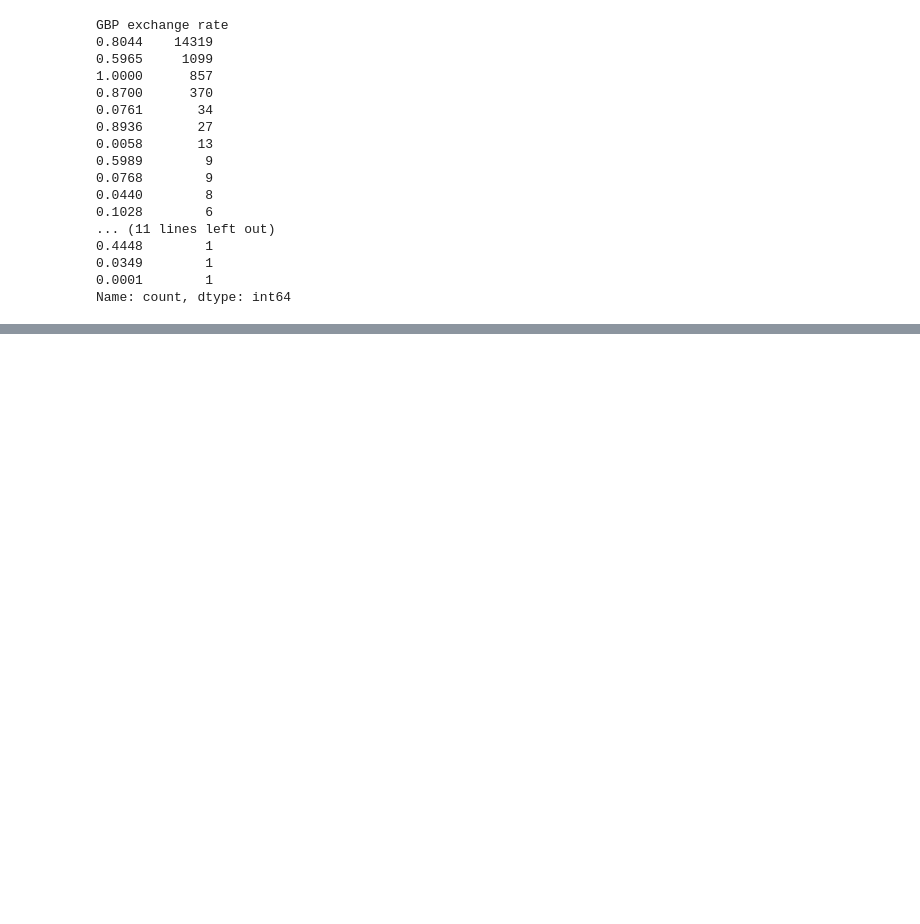
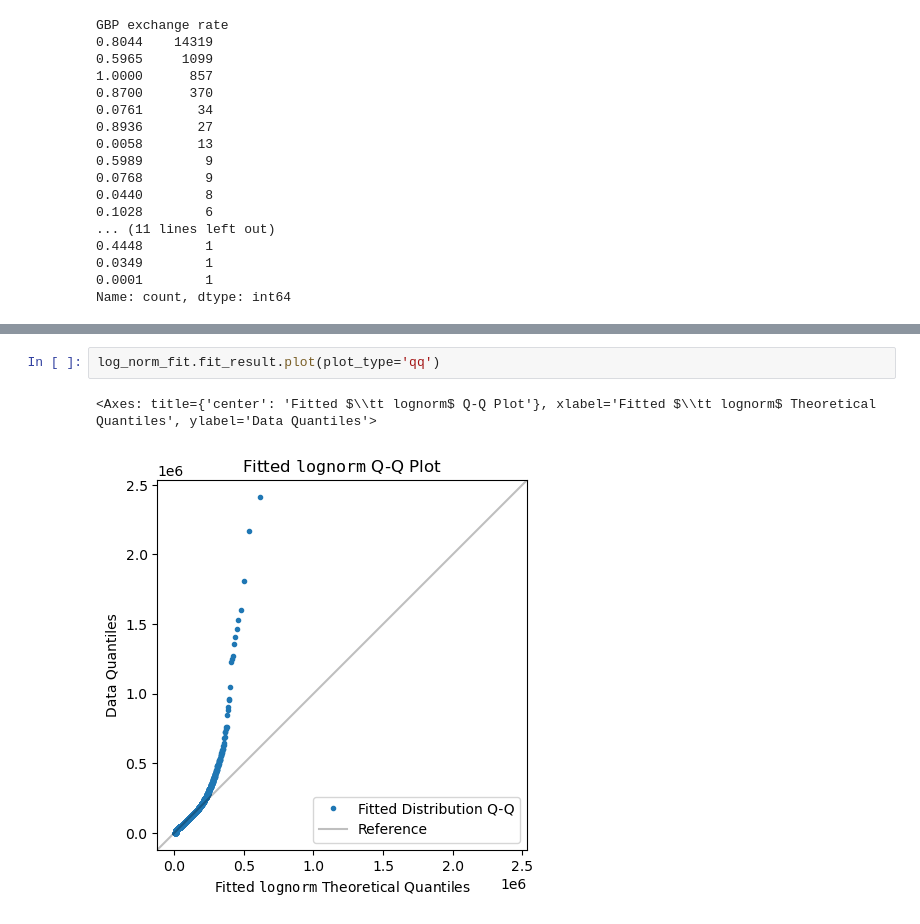
Before and after one commit to charliejharrison/AISS-2024_data-handling-python-pandas, a Jupyter notebook: notebooks/03-messy-data.ipynb, the cells around one changed output, grey strips where cells are left out. Drawn from its saved outputs; the diff is of its cells as text; blank space fills up the shorter version.

```diff
--- a/notebooks/03-messy-data.ipynb
+++ b/notebooks/03-messy-data.ipynb
@@ -610,0 +657,5 @@ Name: GBP, Length: 16798, dtype: float64
+# %%
+log_norm_fit.fit_result.plot(plot_type='qq')
+# %% [output]
+<Axes: title={'center': 'Fitted $\\tt lognorm$ Q-Q Plot'}, xlabel='Fitted $\\tt lognorm$ Theoretical Quantiles', ylabel='Data Quantiles'>
+[figure, added]
```
Also changed, not shown: parts of 41 cells of this notebook.
